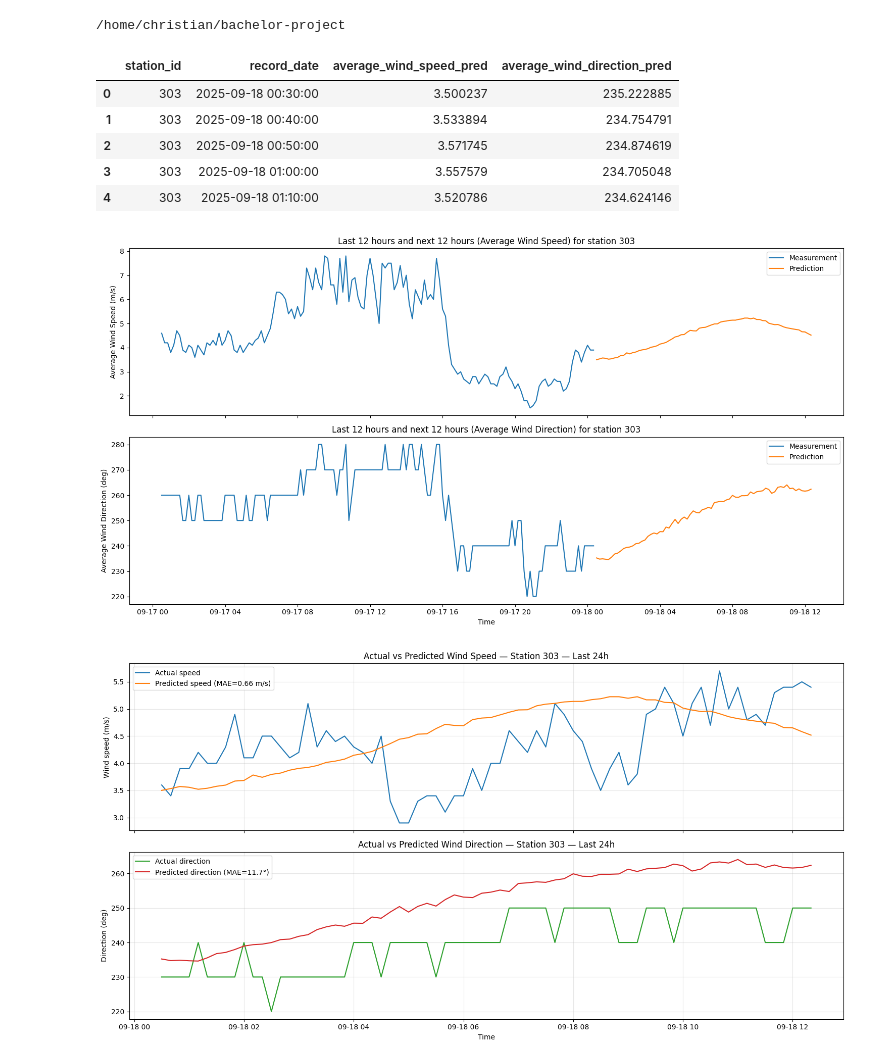
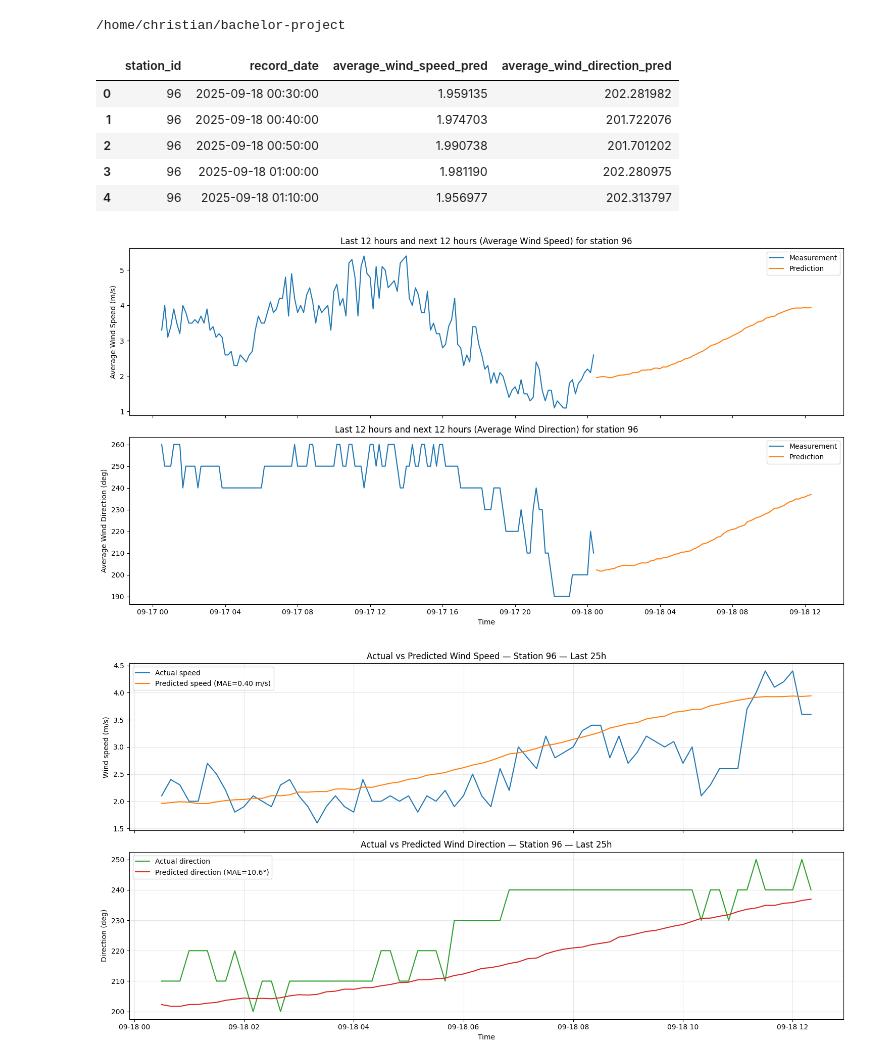
Before and after one commit to cedman98/bachelor-project, a Jupyter notebook: notebook/patch_model_check.ipynb, the cells around one changed output. Cells and saved outputs as stored; diff of their text form; code cells hidden in the pictures.

```diff
--- a/notebook/patch_model_check.ipynb
+++ b/notebook/patch_model_check.ipynb
@@ -5,7 +5,7 @@
 # %% [output]
 /home/christian/bachelor-project
 # %%
-STATION_ID = 303
+STATION_ID = 96
 # %%
 # BiLSTM training for 12-hour wind vector forecasting
 
@@ -55,11 +60,11 @@ preds = new_model.predict(df_36h_drop_last12)
 preds.head()
 # %% [output]
 |  | station_id | record_date | average_wind_speed_pred | average_wind_direction_pred |
-| 0 | 303 | 2025-09-18 00:30:00 | 3.500237 | 235.222885 |
-| 1 | 303 | 2025-09-18 00:40:00 | 3.533894 | 234.754791 |
-| 2 | 303 | 2025-09-18 00:50:00 | 3.571745 | 234.874619 |
-| 3 | 303 | 2025-09-18 01:00:00 | 3.557579 | 234.705048 |
-| 4 | 303 | 2025-09-18 01:10:00 | 3.520786 | 234.624146 |
+| 0 | 96 | 2025-09-18 00:30:00 | 1.959135 | 202.281982 |
+| 1 | 96 | 2025-09-18 00:40:00 | 1.974703 | 201.722076 |
+| 2 | 96 | 2025-09-18 00:50:00 | 1.990738 | 201.701202 |
+| 3 | 96 | 2025-09-18 01:00:00 | 1.981190 | 202.280975 |
+| 4 | 96 | 2025-09-18 01:10:00 | 1.956977 | 202.313797 |
 # %%
 import matplotlib.pyplot as plt
 import pandas as pd
@@ -116,7 +121,7 @@ axs[1].set_xlabel("Time")
 plt.tight_layout()
 plt.show()
 # %% [output]
-[figure, old version]
+[figure, new version]
 # %%
 import matplotlib.pyplot as plt
 import pandas as pd
@@ -130,7 +135,7 @@ import numpy as np
 
 # Choose station and time window (hours)
 station_id = STATION_ID
-hours_window = 24
+hours_window = 25
 
 # Defensive copies and dtype fixes
 _real = df_36h.copy()
@@ -168,31 +173,31 @@ else:
 
     # Metrics for the selection
     mae_speed = (plot_df["average_wind_speed_pred"] - plot_df["average_wind_speed"]).abs().mean()
     # Direction error (degrees) using minimal circular difference
     ang_diff = (plot_df["average_wind_direction_pred"] - plot_df["average_wind_direction"]) % 360.0
     ang_diff = np.where(ang_diff > 180.0, 360.0 - ang_diff, ang_diff)
     mae_dir = np.mean(np.abs(ang_diff))
 
     fig, axs = plt.subplots(2, 1, figsize=(15, 8), sharex=True)
 
     # Speed overlay
     axs[0].plot(plot_df["record_date"], plot_df["average_wind_speed"], label="Actual speed", color="tab:blue")
     axs[0].plot(plot_df["record_date"], plot_df["average_wind_speed_pred"], label=f"Predicted speed (MAE={mae_speed:.2f} m/s)", color="tab:orange")
     axs[0].set_ylabel("Wind speed (m/s)")
     axs[0].set_title(f"Actual vs Predicted Wind Speed — Station {station_id} — Last {hours_window}h")
     axs[0].legend()
     axs[0].grid(True, alpha=0.3)
 
     # Direction overlay
     axs[1].plot(plot_df["record_date"], plot_df["average_wind_direction"], label="Actual direction", color="tab:green")
     axs[1].plot(plot_df["record_date"], plot_df["average_wind_direction_pred"], label=f"Predicted direction (MAE={mae_dir:.1f}°)", color="tab:red")
     axs[1].set_ylabel("Direction (deg)")
     axs[1].set_title(f"Actual vs Predicted Wind Direction — Station {station_id} — Last {hours_window}h")
     axs[1].legend()
     axs[1].grid(True, alpha=0.3)
 
     axs[-1].set_xlabel("Time")
     plt.tight_layout()
     plt.show()
 # %% [output]
-[figure, old version]
+[figure, new version]
```
Also changed, not shown: parts of 2 cells of this notebook, 2 other files.
